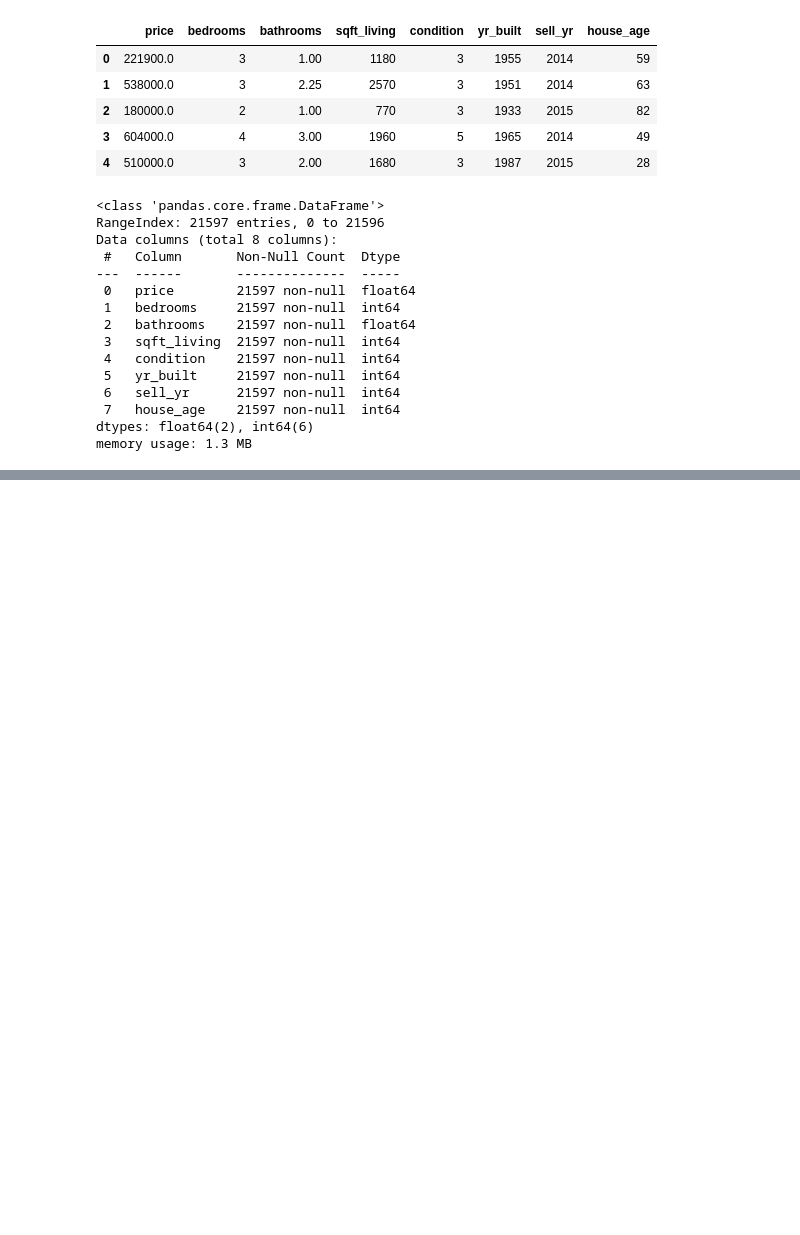
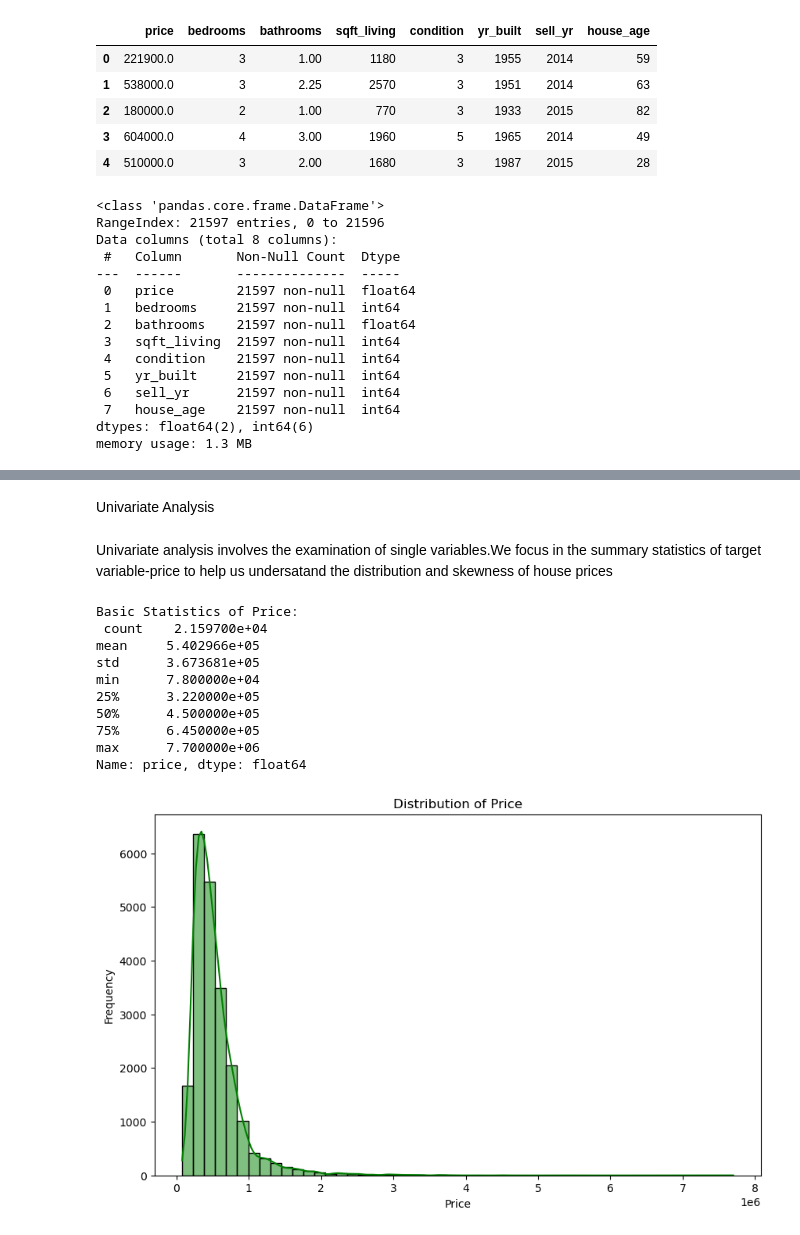
Before and after one commit to Sandrakiptumm/dsc-phase-2-project-v2-3-Group-3, a Jupyter notebook: student.ipynb, the cells around one changed output, grey strips where cells are left out. Drawn from its saved outputs; the diff is of its cells as text; code cells hidden in the pictures; blank space fills up the shorter version.

Commit message:
added explanatory data analysis

```diff
--- a/student.ipynb
+++ b/student.ipynb
@@ -284,0 +293,28 @@ memory usage: 1.3 MB
+# %% [markdown]
+Univariate Analysis
+# %% [markdown]
+Univariate analysis involves the examination of single variables.We focus in the summary statistics of target variable-price to help us undersatand the distribution and skewness of house prices
+# %%
+# Display summary statistics of the 'price' variable
+price_stats = df['price'].describe()
+print("Basic Statistics of Price:\n", price_stats)
+
+# Visualizing the distribution of 'price' using a histogram
+plt.figure(figsize=(10, 6))
+sns.histplot(df['price'], bins=50, kde=True, color='green')
+plt.title('Distribution of Price')
+plt.xlabel('Price')
+plt.ylabel('Frequency')
+plt.show()
+# %% [output]
+Basic Statistics of Price:
+ count    2.159700e+04
+mean     5.402966e+05
+std      3.673681e+05
+min      7.800000e+04
+25%      3.220000e+05
+50%      4.500000e+05
+75%      6.450000e+05
+max      7.700000e+06
+Name: price, dtype: float64
+[figure, added]
```
Also changed, not shown: parts of 7 cells of this notebook.
